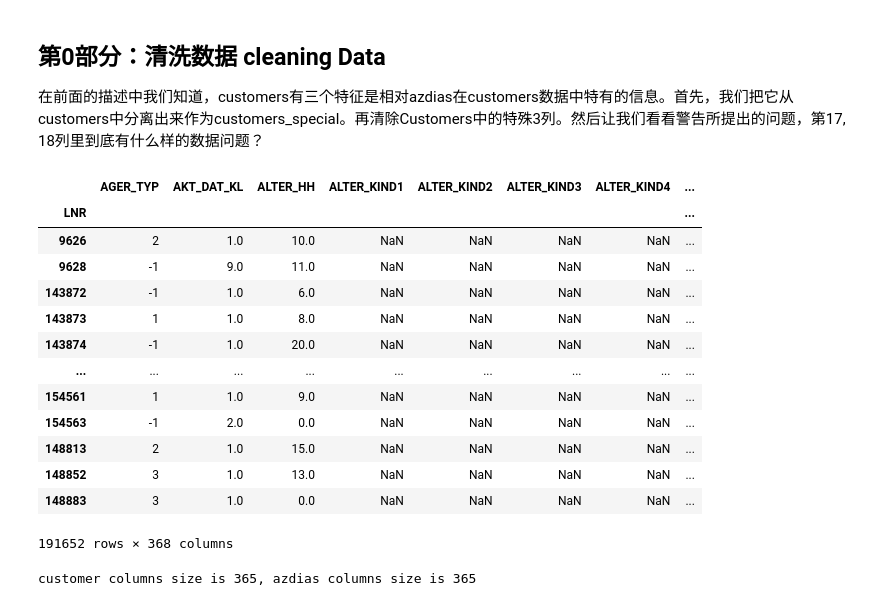
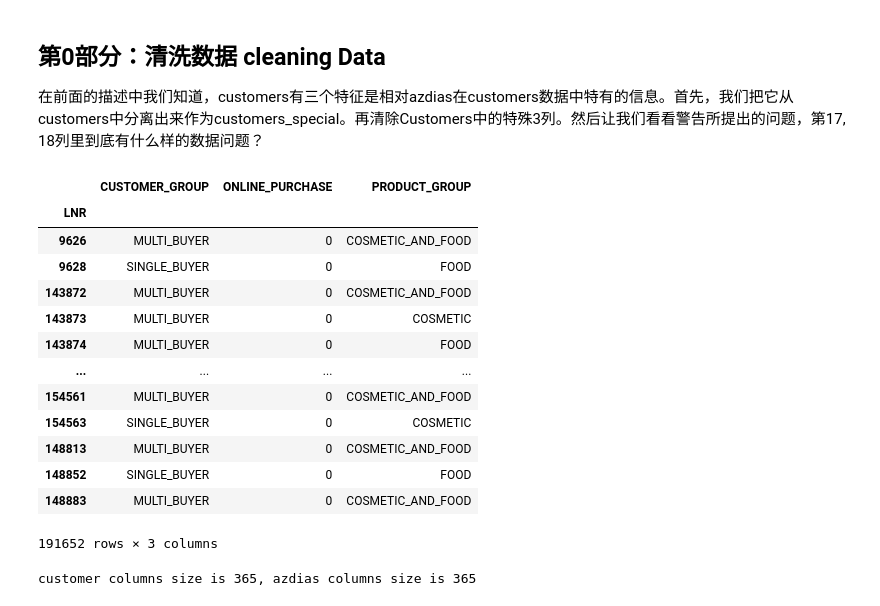
Before and after one commit to lqiang79/udacity_DSND_arvato, a Jupyter notebook: Arvato_Project_Workbook_zh.ipynb, the cells around one changed output. Drawn from its saved outputs; the diff is of its cells as text; code cells hidden in the pictures.

```diff
--- a/Arvato_Project_Workbook_zh.ipynb
+++ b/Arvato_Project_Workbook_zh.ipynb
@@ -89,22 +101,22 @@ customers.head()
 在前面的描述中我们知道，customers有三个特征是相对azdias在customers数据中特有的信息。首先，我们把它从customers中分离出来作为customers_special。再清除Customers中的特殊3列。然后让我们看看警告所提出的问题，第17, 18列里到底有什么样的数据问题？
 # %%
 customer_special_columns = ['CUSTOMER_GROUP', 'ONLINE_PURCHASE', 'PRODUCT_GROUP']
-customers
+customers[customer_special_columns]
 # %% [output]
-|  | AGER_TYP | AKT_DAT_KL | ALTER_HH | ALTER_KIND1 | ALTER_KIND2 | ALTER_KIND3 | ALTER_KIND4 | ... |
-| LNR |  |  |  |  |  |  |  | ... |
-| 9626 | 2 | 1.0 | 10.0 | NaN | NaN | NaN | NaN | ... |
-| 9628 | -1 | 9.0 | 11.0 | NaN | NaN | NaN | NaN | ... |
-| 143872 | -1 | 1.0 | 6.0 | NaN | NaN | NaN | NaN | ... |
-| 143873 | 1 | 1.0 | 8.0 | NaN | NaN | NaN | NaN | ... |
-| 143874 | -1 | 1.0 | 20.0 | NaN | NaN | NaN | NaN | ... |
-| ... | ... | ... | ... | ... | ... | ... | ... | ... |
-| 154561 | 1 | 1.0 | 9.0 | NaN | NaN | NaN | NaN | ... |
-| 154563 | -1 | 2.0 | 0.0 | NaN | NaN | NaN | NaN | ... |
-| 148813 | 2 | 1.0 | 15.0 | NaN | NaN | NaN | NaN | ... |
-| 148852 | 3 | 1.0 | 13.0 | NaN | NaN | NaN | NaN | ... |
-| 148883 | 3 | 1.0 | 0.0 | NaN | NaN | NaN | NaN | ... |
+|  | CUSTOMER_GROUP | ONLINE_PURCHASE | PRODUCT_GROUP |
+| LNR |  |  |  |
+| 9626 | MULTI_BUYER | 0 | COSMETIC_AND_FOOD |
+| 9628 | SINGLE_BUYER | 0 | FOOD |
+| 143872 | MULTI_BUYER | 0 | COSMETIC_AND_FOOD |
+| 143873 | MULTI_BUYER | 0 | COSMETIC |
+| 143874 | MULTI_BUYER | 0 | FOOD |
+| ... | ... | ... | ... |
+| 154561 | MULTI_BUYER | 0 | COSMETIC_AND_FOOD |
+| 154563 | SINGLE_BUYER | 0 | COSMETIC |
+| 148813 | MULTI_BUYER | 0 | COSMETIC_AND_FOOD |
+| 148852 | SINGLE_BUYER | 0 | FOOD |
+| 148883 | MULTI_BUYER | 0 | COSMETIC_AND_FOOD |
-191652 rows × 368 columns
+191652 rows × 3 columns
 # %%
 def remove_customers_special_columns(customers_df):
     ''' split "CUSTOMER_GROUP", "ONLINE_PURCHASE", "PRODUCT_GROUP" in a special dataframe from customers
```
Also changed, not shown: parts of 74 cells of this notebook, 11 other files.
